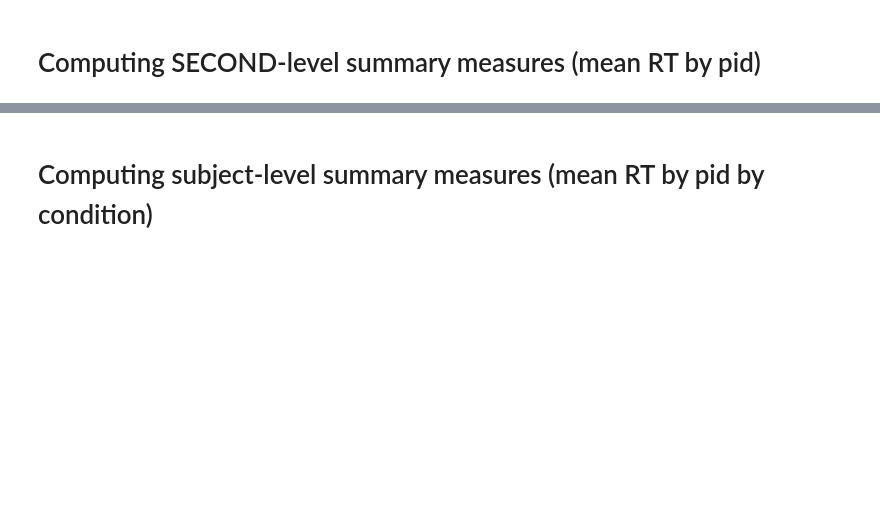
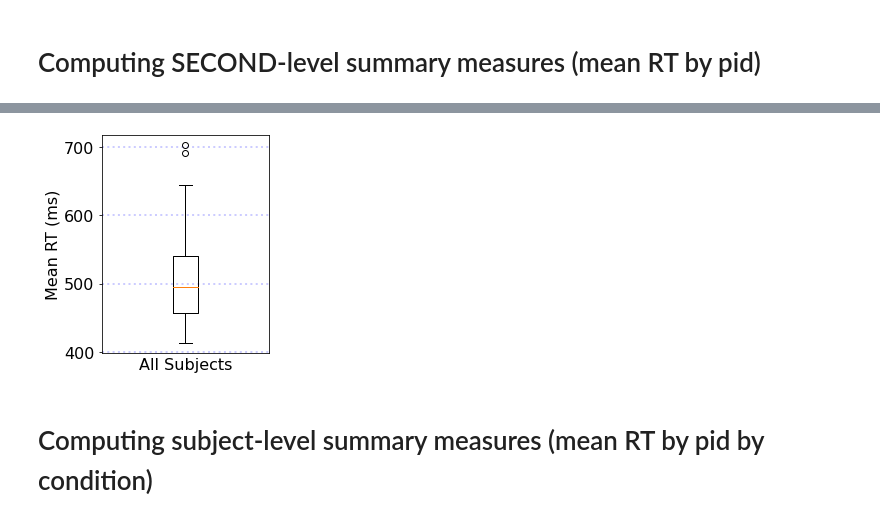
Before and after one commit to hogeveen-lab/DSPN_Fall2023_Git, a Jupyter notebook: dspn_fall2023_lecture12_wrangling3_uncoded.ipynb, the cells around one changed output, grey strips where cells are left out. Cells and saved outputs as stored; diff of their text form; code cells hidden in the pictures; blank space fills up the shorter version.

```diff
--- a/dspn_fall2023_lecture12_wrangling3_uncoded.ipynb
+++ b/dspn_fall2023_lecture12_wrangling3_uncoded.ipynb
@@ -111,2 +152,18 @@ df_allsubjects.to_csv(out_filename,index=False)
+# %%
+opt1 = df_allsubjects.groupby('pid').mean('Time')
+
+opt2 = df_allsubjects.groupby('pid')['Time'].mean()
+# display(opt2)
+
+plt.boxplot(opt2)
+plt.xlabel('All Subjects')
+plt.xticks([])
+plt.ylabel('Mean RT (ms)')
+plt.grid(b=True,color='blue',alpha=0.2,linestyle=':',linewidth=2)
+plt.rcParams.update({'font.size': 16})
+plt.rcParams['figure.figsize'] = [3,4]
+plt.show()
+# %% [output]
+[figure, added]
 # %% [markdown]
 # Computing subject-level summary measures (mean RT by pid by condition)
```
Also changed, not shown: parts of 7 cells of this notebook, 5 other files.
